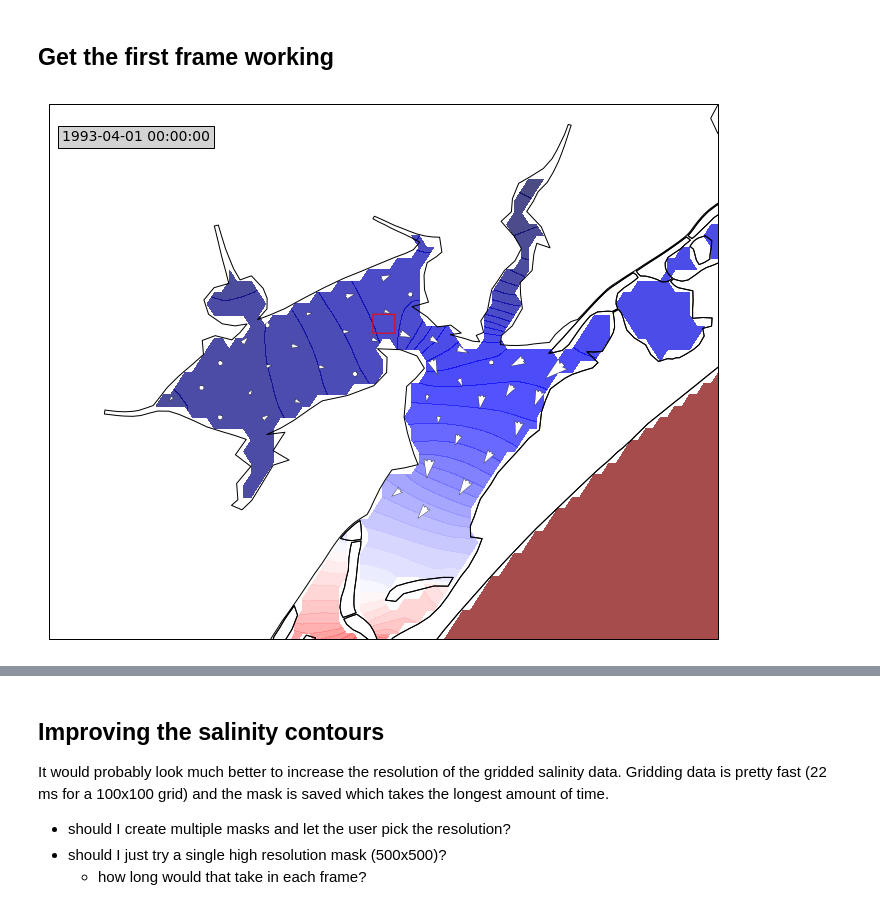
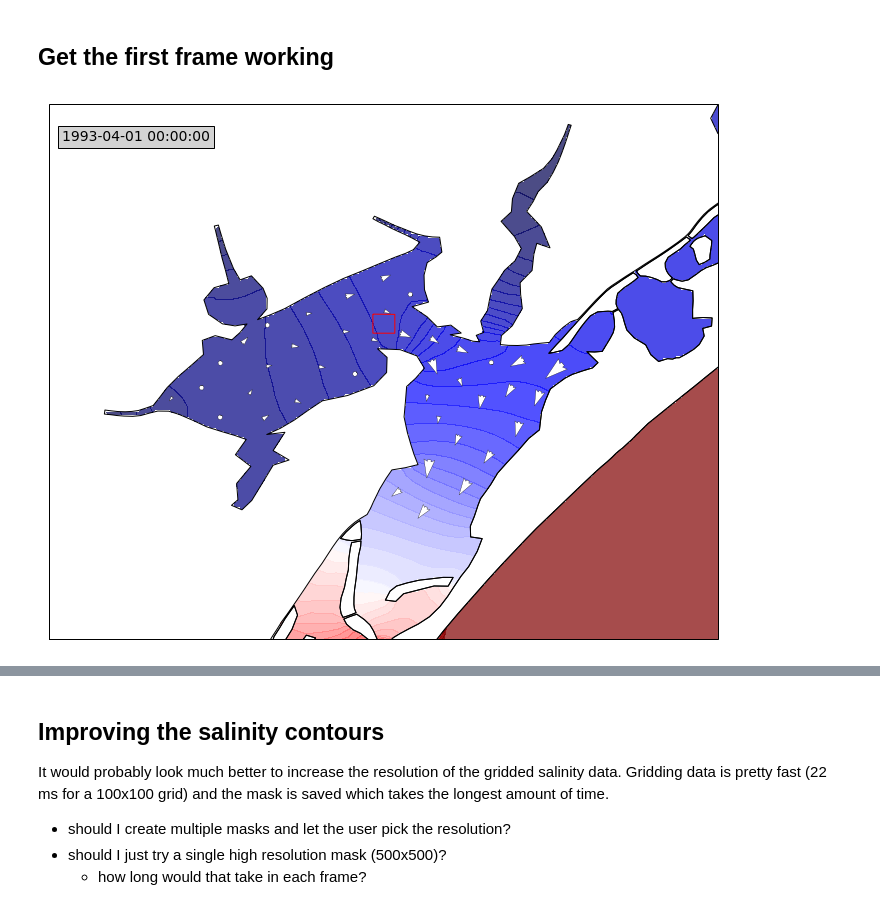
Before and after one commit to tsansom/ptrac-interact, a Jupyter notebook: ptrac-interactive-v1.ipynb, the cells around one changed output, grey strips where cells are left out. Saved outputs shown, nothing was run; the diff lists cells and outputs as text; code cells hidden in the pictures.

Commit message:
changed grid resolution to 500x500

```diff
--- a/ptrac-interactive-v1.ipynb
+++ b/ptrac-interactive-v1.ipynb
@@ -26,7 +26,6 @@ from shp_functions import *
 # %%
 s3 = S3FileSystem(anon=True)
 bucket = 'ptrac-copano'
-#extent = (-97.4, -96.6, 27.7, 28.44)
 extent = (-97.3, -96.8, 27.9, 28.3)
 zone_number = 14
 zone_letter = 'R'
@@ -37,6 +36,7 @@ month_dict = {
     'July': '0701',
     'August': '0801',
 }
+grid_resolution = 500
 # %% [markdown]
 ## Read the coordinates, shapefile, and make the plotting mask
 # %%
@@ -98,3 +88,41 @@ def init_plot(extent, geoms):
+# %%
+def init_plot(extent, geoms):
+    global ax
+    #ring here is the box where the particles are dropped
+    ring_lats = [28.142815, 28.142622, 28.128572, 28.128588]
+    ring_lons = [-97.057931, -97.041549, -97.041542, -97.057923]
+    ring = LinearRing(list(zip(ring_lons, ring_lats)))
+    #create the figure
+    fig = plt.figure(figsize=(12,12))
+    ax = fig.add_subplot(111, projection=ccrs.Miller())
+    ax.set_extent(extent, ccrs.Miller())
+    #this adds the shapefile
+    ax.add_geometries(geoms, ccrs.Miller(), facecolor='none', edgecolor='black')
+    #this adds the ring
+    ax.add_geometries([ring], ccrs.Miller(), facecolor='none', edgecolor='red')
+
+def first_frame(lat, lon, outflw1, cknodes, coords_clipped, grid_resolution, avesal, mask):
+    global time_Text, sctr, quiv, lati, loni, levels, ticks, contf
+    index = lon.index[0]
+    time_text = ax.text(0.02, 0.93, index, bbox=dict(facecolor='lightgray', alpha=1),
+                        fontsize=14, weight='medium', transform=ax.transAxes)
+    sctr = ax.scatter(lon.iloc[0], lat.iloc[0])
+    u = [outflw1[k]['u'][0] for k in outflw1]
+    v = [outflw1[k]['v'][0] for k in outflw1]
+    quiv = ax.quiver(cknodes['lon'], cknodes['lat'], u, v, scale=8, facecolor='white',
+                     edgecolors='black', linewidth=0.3)
+
+    lati = np.linspace(coords_clipped['lat'].min(), coords_clipped['lat'].max(), grid_resolution)
+    loni = np.linspace(coords_clipped['lon'].min(), coords_clipped['lon'].max(), grid_resolution)
+
+    sal = np.array(avesal[coords_clipped.index].iloc[0])
+    sali = griddata(coords_clipped['lon'], coords_clipped['lat'], sal, loni, lati, interp='linear')
+    sali.mask = ~mask
+    levels = np.arange(0, 30.5, 0.5)
+    ticks = np.arange(0, 30.5, 2)
+    contf = ax.contourf(loni, lati, sali, zorder=0, cmap=plt.cm.seismic, vmin=0, vmax=30,
+                        levels=levels, extend='max', alpha=0.7)
+    #return time_text, sctr, quiv, lati, loni, levels, ticks, contf
 # %% [markdown]
 ## Create the widgets and buttons
 # %%
@@ -136,23 +159,23 @@ cknodes = coords.loc[cn]
 # %%
 ax = init_plot(extent, geoms)
 index = lon.index[0]
 time_text = ax.text(0.02, 0.93, index, bbox=dict(facecolor='lightgray', alpha=1),
                     fontsize=14, weight='medium', transform=ax.transAxes)
 sctr = ax.scatter(lon.iloc[0], lat.iloc[0])
 u = [outflw1[k]['u'][0] for k in outflw1]
 v = [outflw1[k]['v'][0] for k in outflw1]
 quiv = ax.quiver(cknodes['lon'], cknodes['lat'], u, v, scale=8, facecolor='white',
                  edgecolors='black', linewidth=0.3)
 
-loni = np.linspace(coords_clipped['lon'].min(), coords_clipped['lon'].max(), 100)
-lati = np.linspace(coords_clipped['lat'].min(), coords_clipped['lat'].max(), 100)
+loni = np.linspace(coords_clipped['lon'].min(), coords_clipped['lon'].max(), grid_resolution)
+lati = np.linspace(coords_clipped['lat'].min(), coords_clipped['lat'].max(), grid_resolution)
 
 sal = np.array(avesal[coords_clipped.index].iloc[0])
 sali = griddata(coords_clipped['lon'], coords_clipped['lat'], sal, loni, lati, interp='linear')
 sali.mask = ~mask
 levels = np.arange(0, 30.5, 0.5)
 ticks = np.arange(0, 30.5, 2)
 contf = ax.contourf(loni, lati, sali, zorder=0, cmap=plt.cm.seismic, vmin=0, vmax=30,
                     levels=levels, extend='max', alpha=0.7)
 # %% [output]
-[figure, old version]
+[figure, new version]
```
Also changed, not shown: parts of 12 cells of this notebook, 3 other files.
